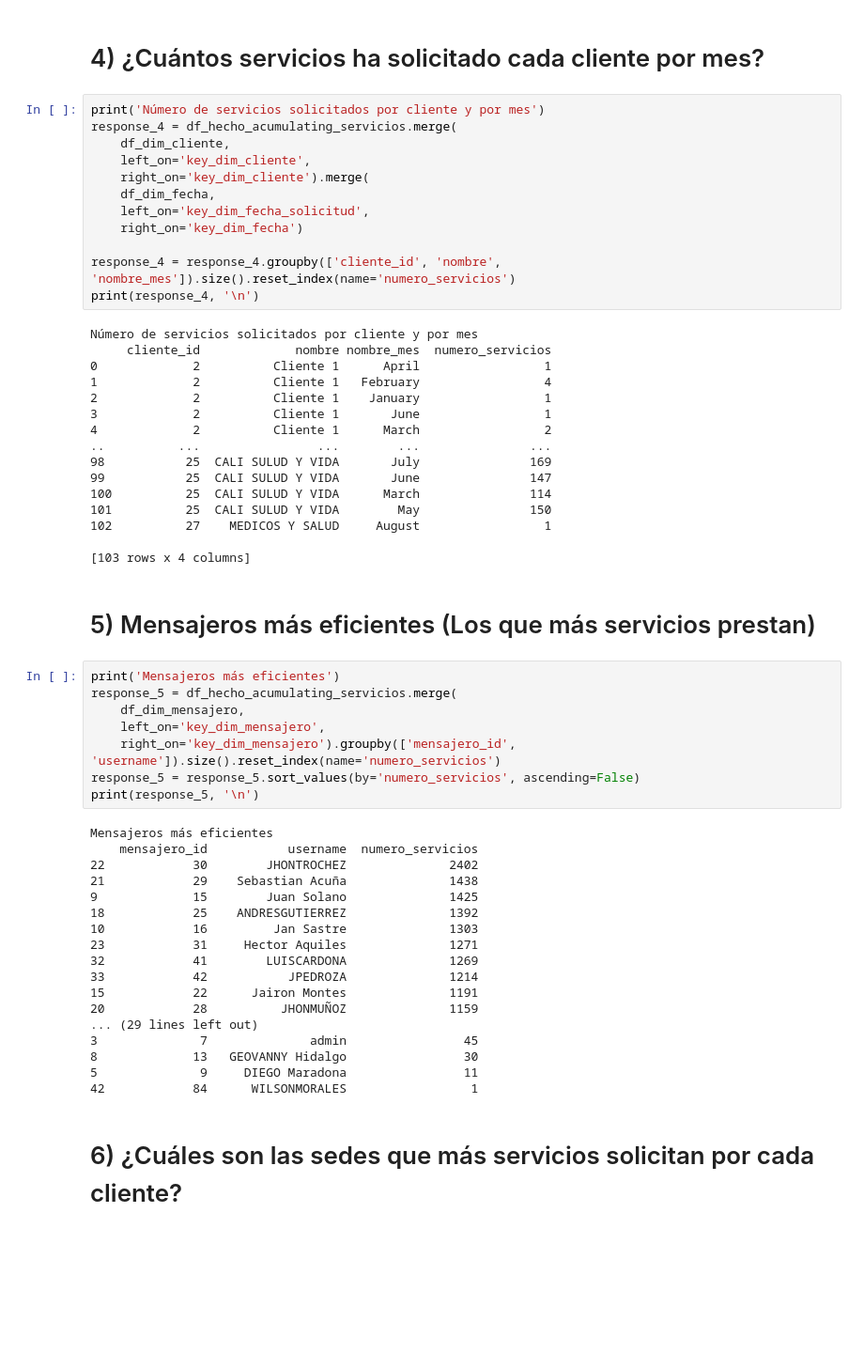
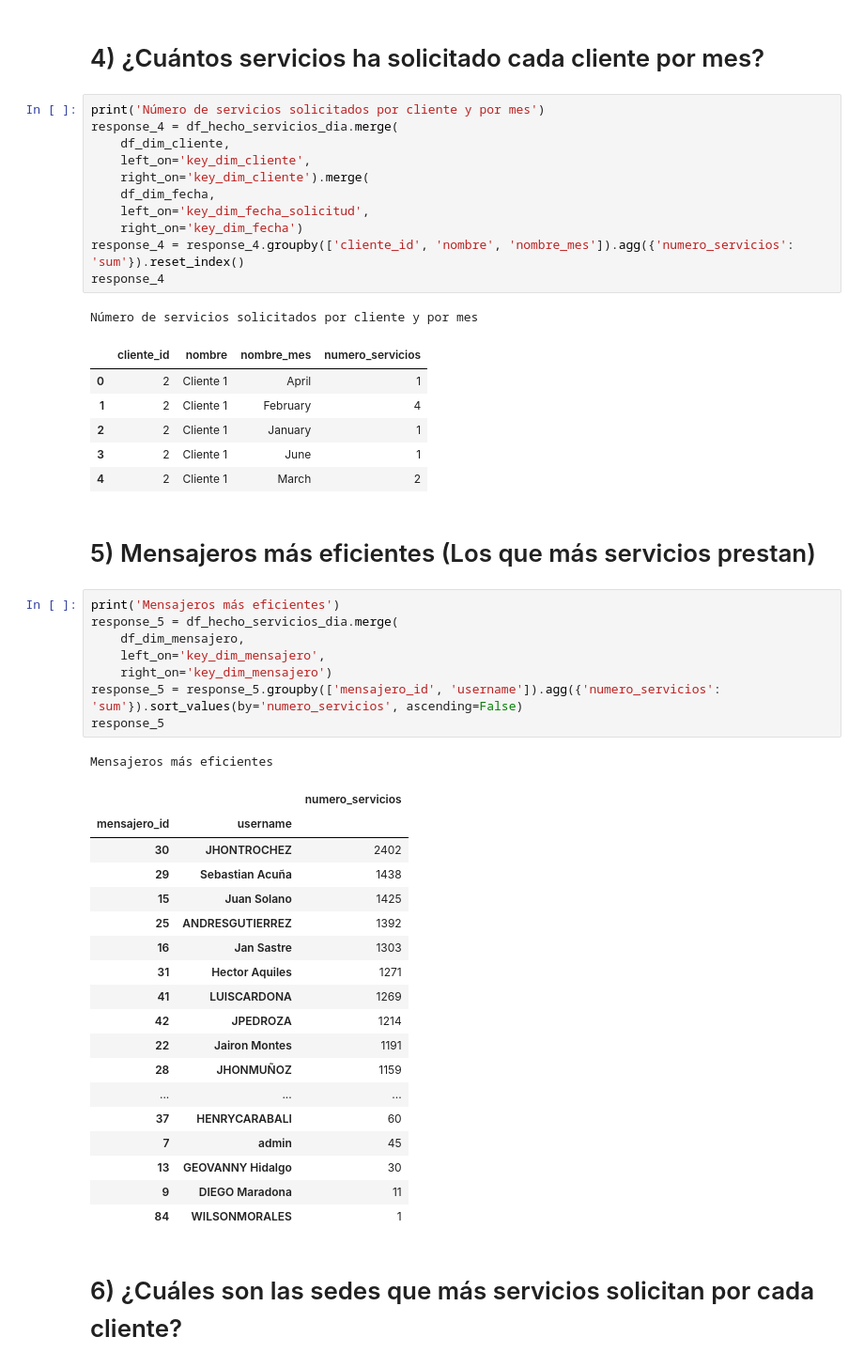
Before and after one commit to NathaMoraHSB/ETL-RapidosYFuriosos, a Jupyter notebook: notebooks/Visualizacion_respuestas.ipynb, the cells around one changed output. Shown at 94% size. Cells and saved outputs as stored; diff of their text form; blank space fills up the shorter version.

```diff
--- a/notebooks/Visualizacion_respuestas.ipynb
+++ b/notebooks/Visualizacion_respuestas.ipynb
@@ -143,60 +136,53 @@ Horas con más solicitudes de servicios de mensajería
 # 4) ¿Cuántos servicios ha solicitado cada cliente por mes?
 # %%
 print('Número de servicios solicitados por cliente y por mes')
-response_4 = df_hecho_acumulating_servicios.merge(
+response_4 = df_hecho_servicios_dia.merge(
     df_dim_cliente,
     left_on='key_dim_cliente',
     right_on='key_dim_cliente').merge(
     df_dim_fecha,
     left_on='key_dim_fecha_solicitud',
     right_on='key_dim_fecha')
-
-response_4 = response_4.groupby(['cliente_id', 'nombre', 'nombre_mes']).size().reset_index(name='numero_servicios')
-print(response_4, '\n')
+response_4 = response_4.groupby(['cliente_id', 'nombre', 'nombre_mes']).agg({'numero_servicios': 'sum'}).reset_index()
+response_4
 # %% [output]
 Número de servicios solicitados por cliente y por mes
-     cliente_id             nombre nombre_mes  numero_servicios
-0             2          Cliente 1      April                 1
-1             2          Cliente 1   February                 4
-2             2          Cliente 1    January                 1
-3             2          Cliente 1       June                 1
-4             2          Cliente 1      March                 2
-..          ...                ...        ...               ...
-98           25  CALI SULUD Y VIDA       July               169
-99           25  CALI SULUD Y VIDA       June               147
-100          25  CALI SULUD Y VIDA      March               114
-101          25  CALI SULUD Y VIDA        May               150
-102          27    MEDICOS Y SALUD     August                 1
-
-[103 rows x 4 columns]
+|  | cliente_id | nombre | nombre_mes | numero_servicios |
+| 0 | 2 | Cliente 1 | April | 1 |
+| 1 | 2 | Cliente 1 | February | 4 |
+| 2 | 2 | Cliente 1 | January | 1 |
+| 3 | 2 | Cliente 1 | June | 1 |
+| 4 | 2 | Cliente 1 | March | 2 |
 # %% [markdown]
 # 5) Mensajeros más eficientes (Los que más servicios prestan)
 # %%
 print('Mensajeros más eficientes')
-response_5 = df_hecho_acumulating_servicios.merge(
+response_5 = df_hecho_servicios_dia.merge(
     df_dim_mensajero,
     left_on='key_dim_mensajero',
-    right_on='key_dim_mensajero').groupby(['mensajero_id', 'username']).size().reset_index(name='numero_servicios')
-response_5 = response_5.sort_values(by='numero_servicios', ascending=False)
-print(response_5, '\n')
+    right_on='key_dim_mensajero')
+response_5 = response_5.groupby(['mensajero_id', 'username']).agg({'numero_servicios': 'sum'}).sort_values(by='numero_servicios', ascending=False)
+response_5
 # %% [output]
 Mensajeros más eficientes
-    mensajero_id           username  numero_servicios
-22            30        JHONTROCHEZ              2402
-21            29    Sebastian Acuña              1438
-9             15        Juan Solano              1425
-18            25    ANDRESGUTIERREZ              1392
-10            16         Jan Sastre              1303
-23            31     Hector Aquiles              1271
-32            41        LUISCARDONA              1269
-33            42           JPEDROZA              1214
-15            22      Jairon Montes              1191
-20            28          JHONMUÑOZ              1159
-... (29 lines left out)
-3              7              admin                45
-8             13   GEOVANNY Hidalgo                30
-5              9     DIEGO Maradona                11
-42            84      WILSONMORALES                 1
+|  |  | numero_servicios |
+| mensajero_id | username |  |
+| 30 | JHONTROCHEZ | 2402 |
+| 29 | Sebastian Acuña | 1438 |
+| 15 | Juan Solano | 1425 |
+| 25 | ANDRESGUTIERREZ | 1392 |
+| 16 | Jan Sastre | 1303 |
+| 31 | Hector Aquiles | 1271 |
+| 41 | LUISCARDONA | 1269 |
+| 42 | JPEDROZA | 1214 |
+| 22 | Jairon Montes | 1191 |
+| 28 | JHONMUÑOZ | 1159 |
+| ... | ... | ... |
+| 37 | HENRYCARABALI | 60 |
+| 7 | admin | 45 |
+| 13 | GEOVANNY Hidalgo | 30 |
+| 9 | DIEGO Maradona | 11 |
+| 84 | WILSONMORALES | 1 |
 # %% [markdown]
 # 6) ¿Cuáles son las sedes que más servicios solicitan por cada cliente?
 # %%
```
Also changed, not shown: parts of 6 cells of this notebook.
